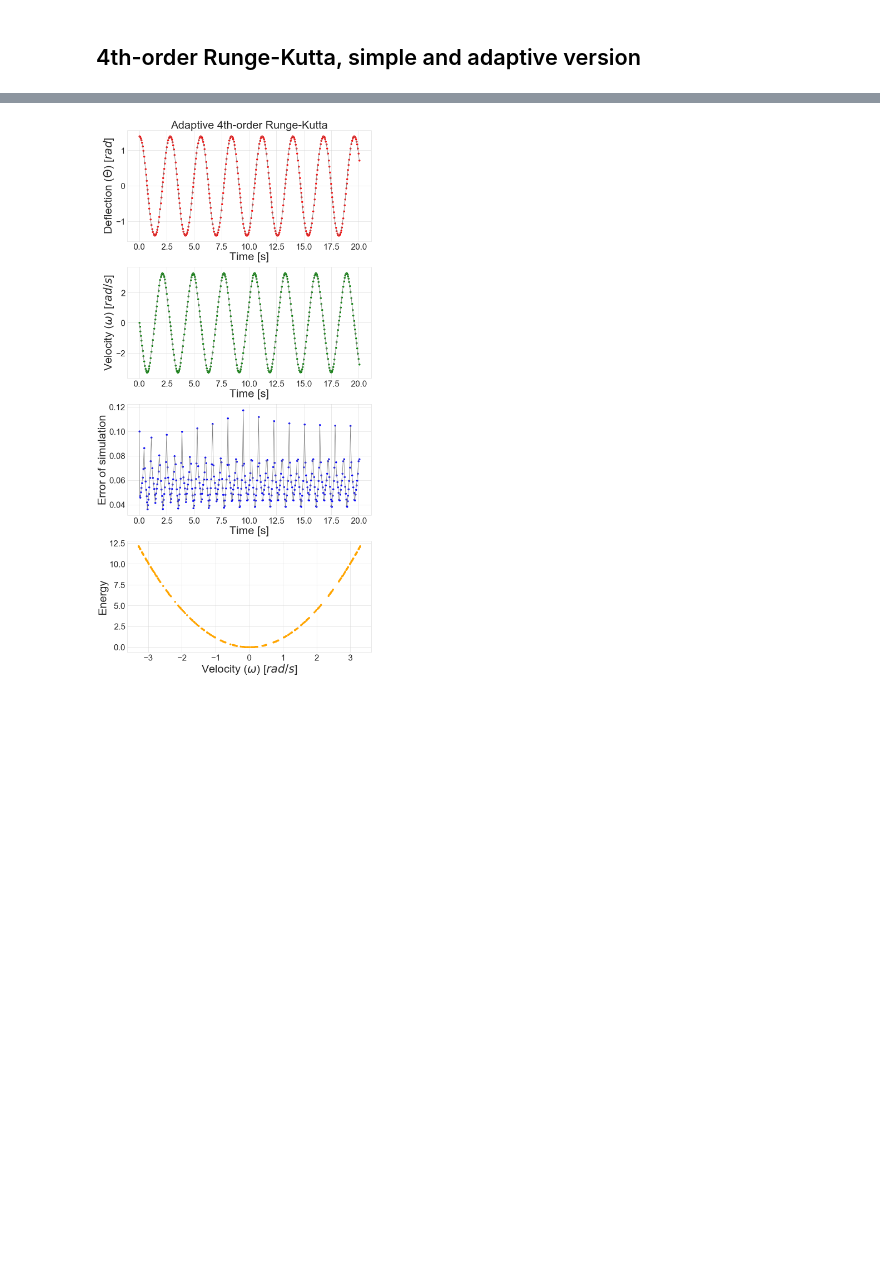
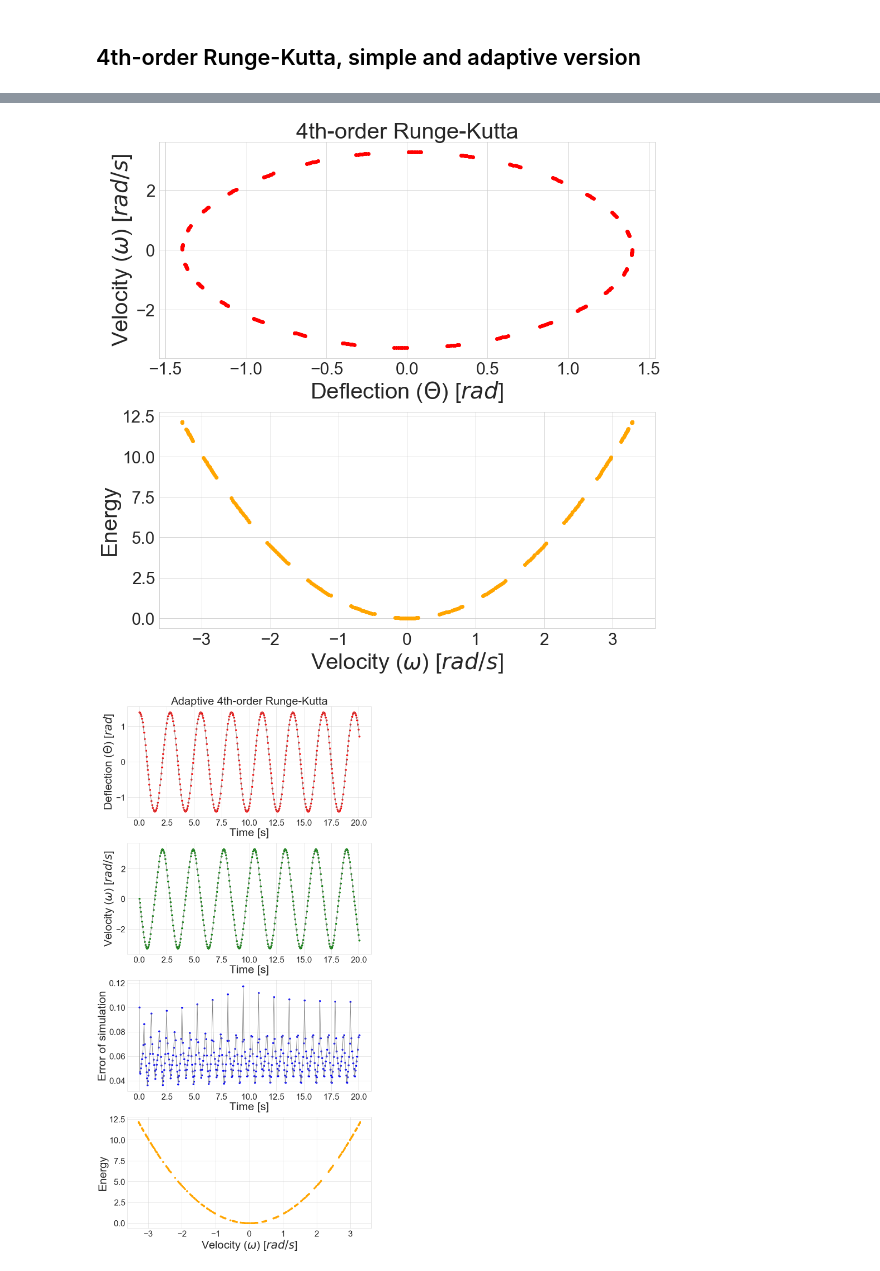
Before and after one commit to masterdesky/ELTE-comp-sim-2019, a Jupyter notebook: II. Simple Pendulum/out/II. Simple Pendulum.ipynb, the cells around one changed output, grey strips where cells are left out. Saved outputs shown, nothing was run; the diff lists cells and outputs as text; code cells hidden in the pictures; blank space fills up the shorter version.

```diff
--- a/II. Simple Pendulum/out/II. Simple Pendulum.ipynb
+++ b/II. Simple Pendulum/out/II. Simple Pendulum.ipynb
@@ -124,3 +120,25 @@ plt.show()
+# %%
+nrows = 2
+ncols = 1
+fig, axes = plt.subplots(nrows=nrows, ncols=ncols, figsize=(ncols*14, nrows*7))
+
+axes[0].scatter(data_runge[::steps,1], data_runge[::steps,2], color='red')
+axes[1].scatter(data_runge[::steps,2], data_runge[::steps,4], color='orange')
+
+axes[0].set_title('4th-order Runge-Kutta', fontsize=40)
+
+axes[0].set_xlabel('Deflection ($\Theta$) [$rad$]', fontsize=40)
+axes[0].set_ylabel('Velocity ($\omega$) [$rad/s$]', fontsize=40)
+axes[1].set_xlabel('Velocity ($\omega$) [$rad/s$]', fontsize=40)
+axes[1].set_ylabel('Energy', fontsize=40)
+
+axes[0].tick_params(axis='both', which='major', labelsize=30)
+axes[1].tick_params(axis='both', which='major', labelsize=30)
+
+fig.tight_layout()
+plt.show()
+# %% [output]
+[figure, added]
 # %%
 nrows = 4
 ncols = 1
```
Also changed, not shown: parts of 5 cells of this notebook, 16 other files.
